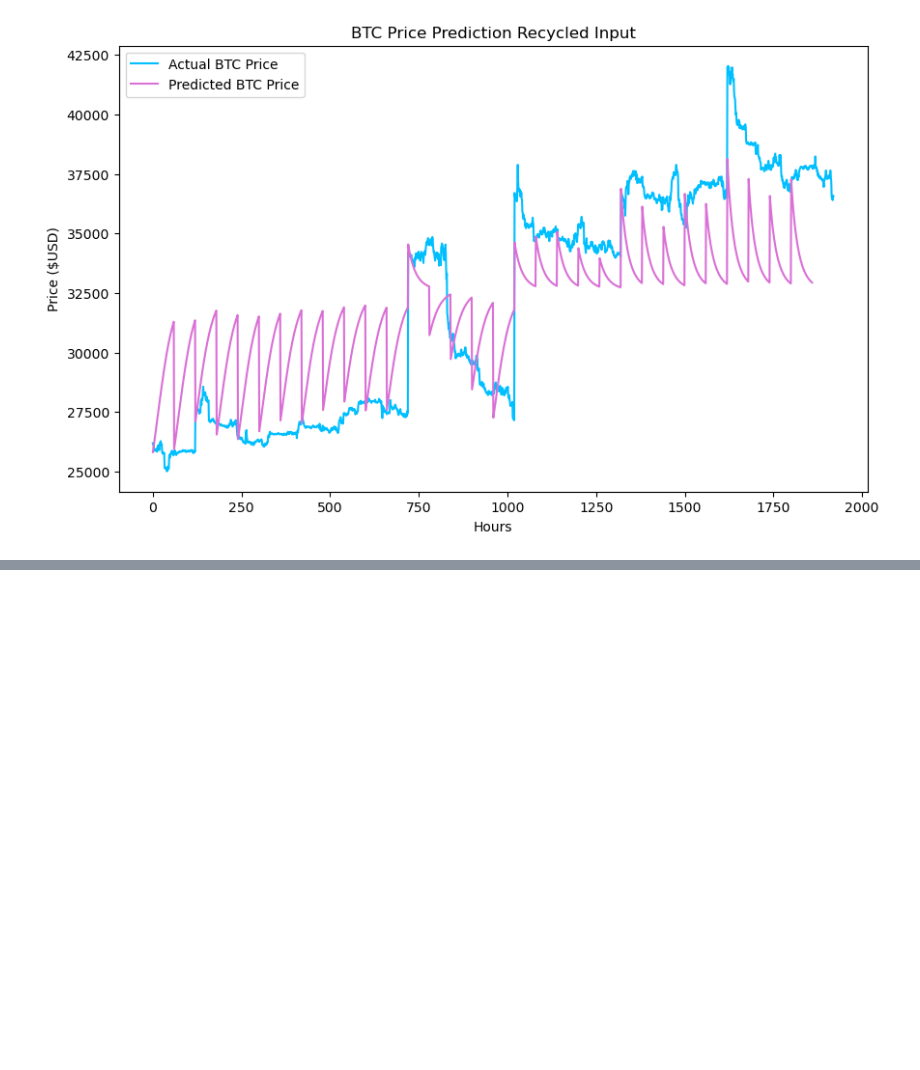
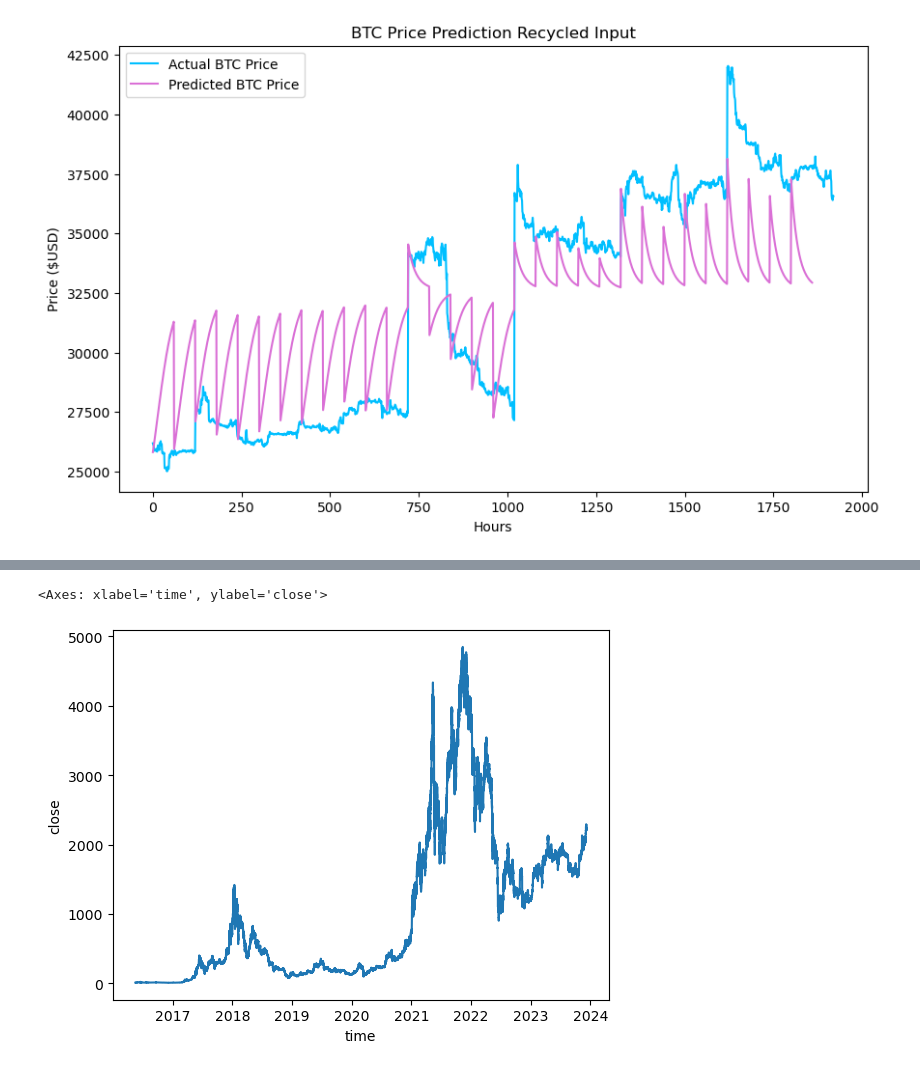
Before and after one commit to xtrabyte-consulting/crypto-bot, a Jupyter notebook: CoinbaseAPI.ipynb, the cells around one changed output, grey strips where cells are left out. Cells and saved outputs as stored; diff of their text form; code cells hidden in the pictures; blank space fills up the shorter version.

```diff
--- a/CoinbaseAPI.ipynb
+++ b/CoinbaseAPI.ipynb
@@ -566,0 +587,4 @@ trends
+# %%
+eth_hourly = cb_collector.get_historical_prices('ETH-USD', 3600)
+sns.lineplot(data=eth_hourly['close'])
+# %% [output]
@@ -566,0 +608,2 @@ trends
+<Axes: xlabel='time', ylabel='close'>
+[figure, added]
```
Also changed, not shown: parts of 8 cells of this notebook, 7 other files.
